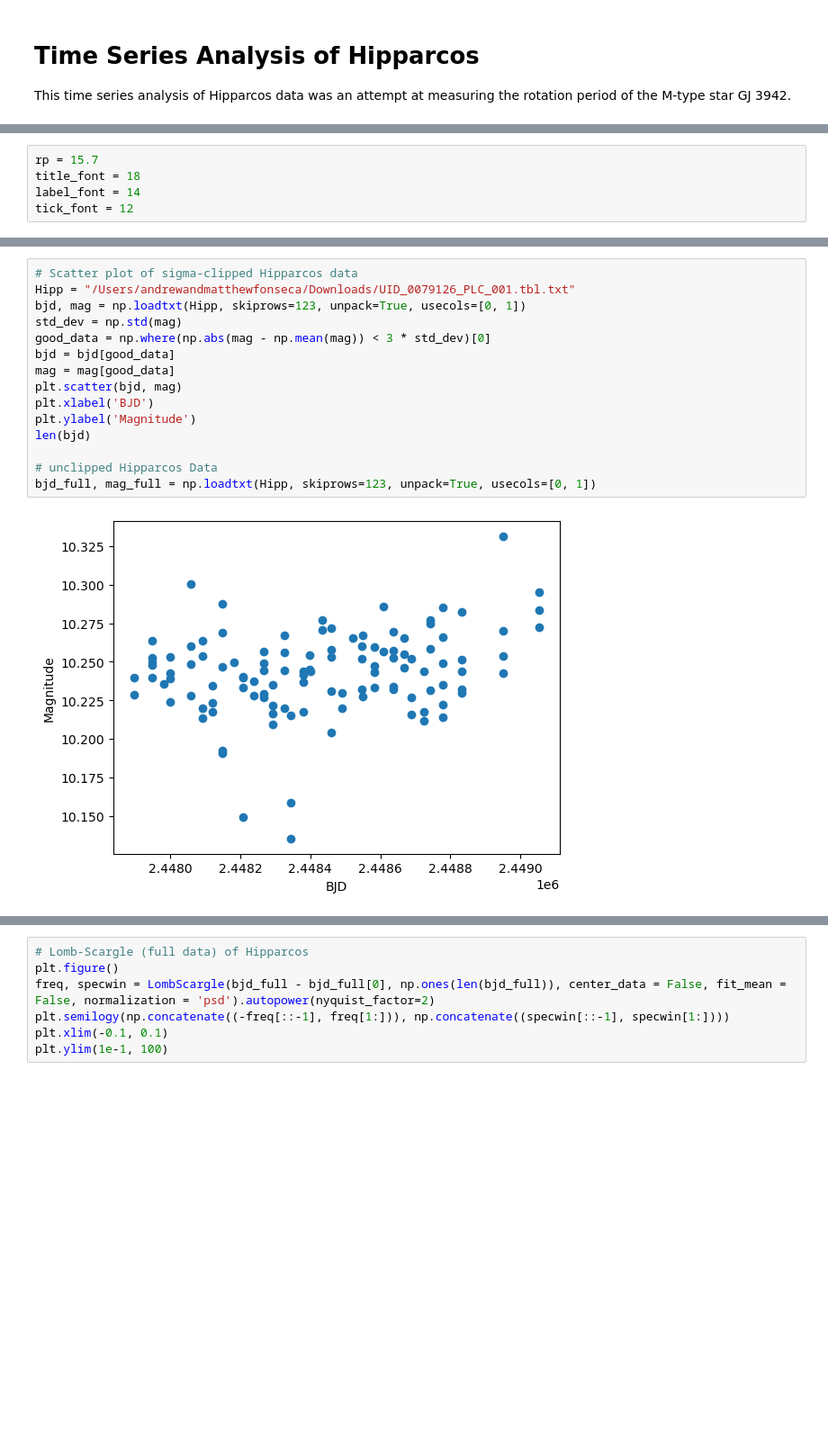
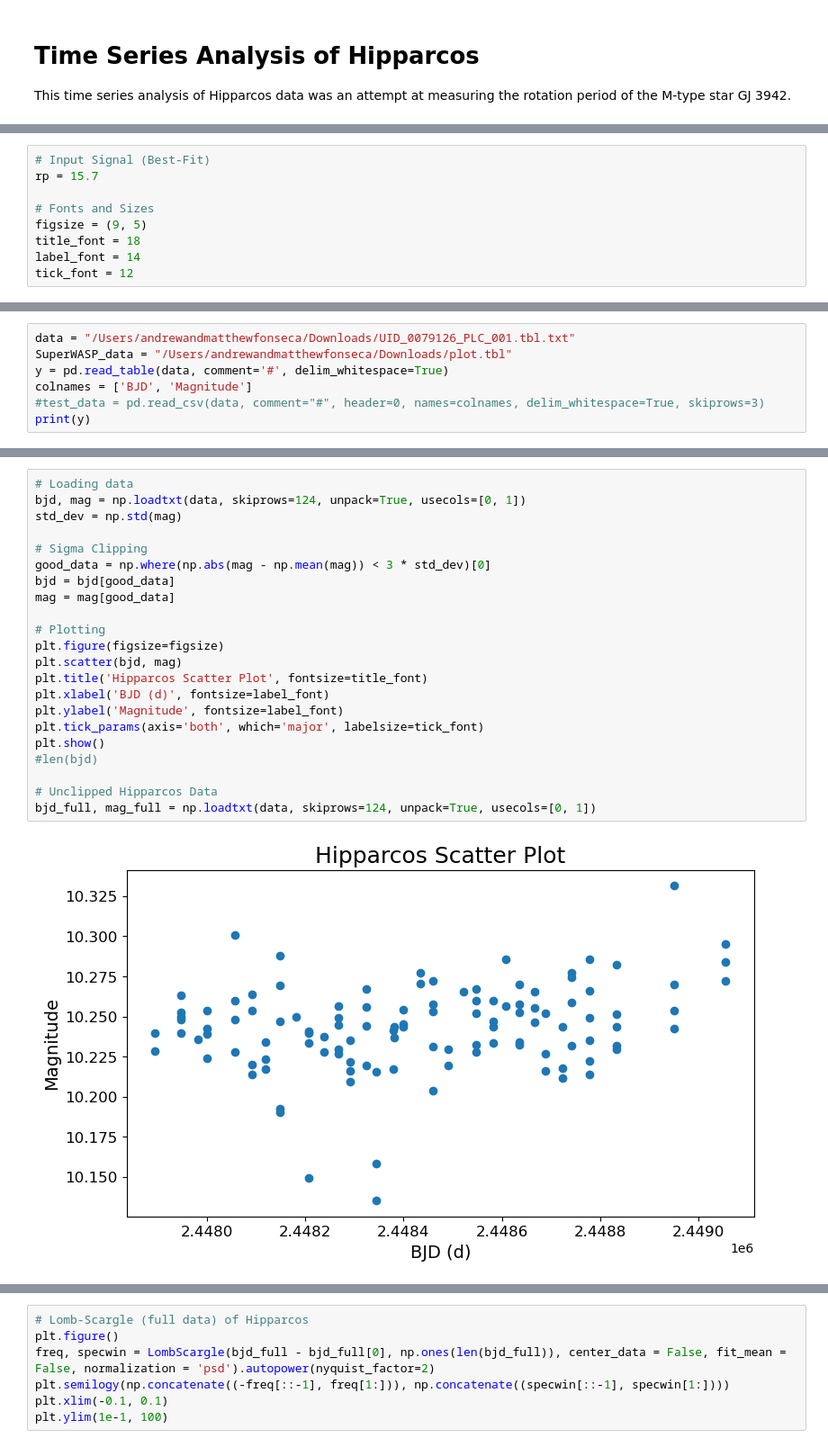
Before and after one commit to afonse15428/GJ-3942, a Jupyter notebook: GJ3942_time_series_analysis_Hipparcos.ipynb, the cells around one changed output, grey strips where cells are left out. Shown at 90% size. Saved outputs shown, nothing was run; the diff lists cells and outputs as text; blank space fills up the shorter version.

```diff
--- a/GJ3942_time_series_analysis_Hipparcos.ipynb
+++ b/GJ3942_time_series_analysis_Hipparcos.ipynb
@@ -19,5 +15,9 @@ Reference Paper: [HADES RV Programme with HARPS-N at TNG VI](https://arxiv.org/p
 # %%
+# Input Signal (Best-Fit)
 rp = 15.7
+
+# Fonts and Sizes
+figsize = (9, 5)
 title_font = 18
 label_font = 14
 tick_font = 12
@@ -25,0 +28,7 @@ tick_font = 12
+# %%
+data = "/Users/andrewandmatthewfonseca/Downloads/UID_0079126_PLC_001.tbl.txt"
+SuperWASP_data = "/Users/andrewandmatthewfonseca/Downloads/plot.tbl"
+y = pd.read_table(data, comment='#', delim_whitespace=True)
+colnames = ['BJD', 'Magnitude']
+#test_data = pd.read_csv(data, comment="#", header=0, names=colnames, delim_whitespace=True, skiprows=3)
+print(y)
@@ -26,17 +57,24 @@ tick_font = 12
 # %%
-# Scatter plot of sigma-clipped Hipparcos data
-Hipp = "/Users/andrewandmatthewfonseca/Downloads/UID_0079126_PLC_001.tbl.txt"
-bjd, mag = np.loadtxt(Hipp, skiprows=123, unpack=True, usecols=[0, 1])
+# Loading data
+bjd, mag = np.loadtxt(data, skiprows=124, unpack=True, usecols=[0, 1])
 std_dev = np.std(mag)
+
+# Sigma Clipping
 good_data = np.where(np.abs(mag - np.mean(mag)) < 3 * std_dev)[0]
 bjd = bjd[good_data]
 mag = mag[good_data]
+
+# Plotting
+plt.figure(figsize=figsize)
 plt.scatter(bjd, mag)
-plt.xlabel('BJD')
-plt.ylabel('Magnitude')
-len(bjd)
+plt.title('Hipparcos Scatter Plot', fontsize=title_font)
+plt.xlabel('BJD (d)', fontsize=label_font)
+plt.ylabel('Magnitude', fontsize=label_font)
+plt.tick_params(axis='both', which='major', labelsize=tick_font)
+plt.show()
+#len(bjd)
 
-# unclipped Hipparcos Data
-bjd_full, mag_full = np.loadtxt(Hipp, skiprows=123, unpack=True, usecols=[0, 1])
+# Unclipped Hipparcos Data
+bjd_full, mag_full = np.loadtxt(data, skiprows=124, unpack=True, usecols=[0, 1])
 # %% [output]
-[figure, old version]
+[figure, new version]
```
Also changed, not shown: parts of 13 cells of this notebook, 2 other files.
